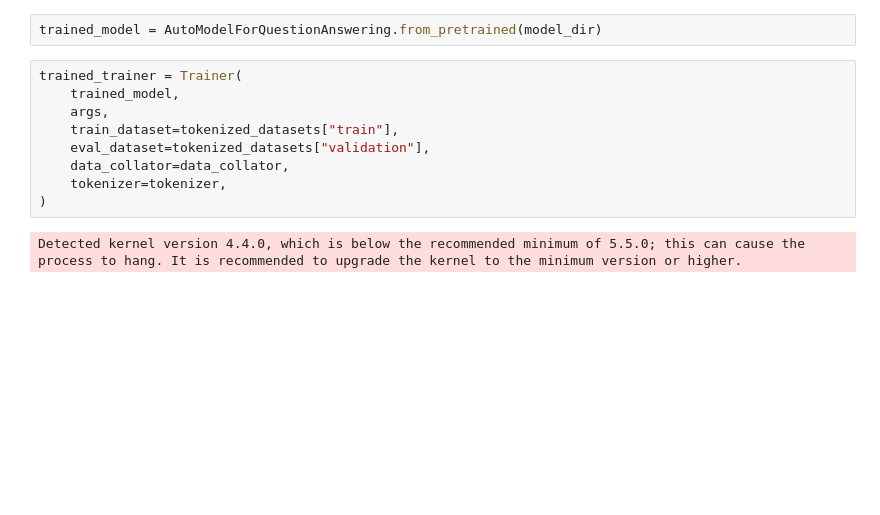
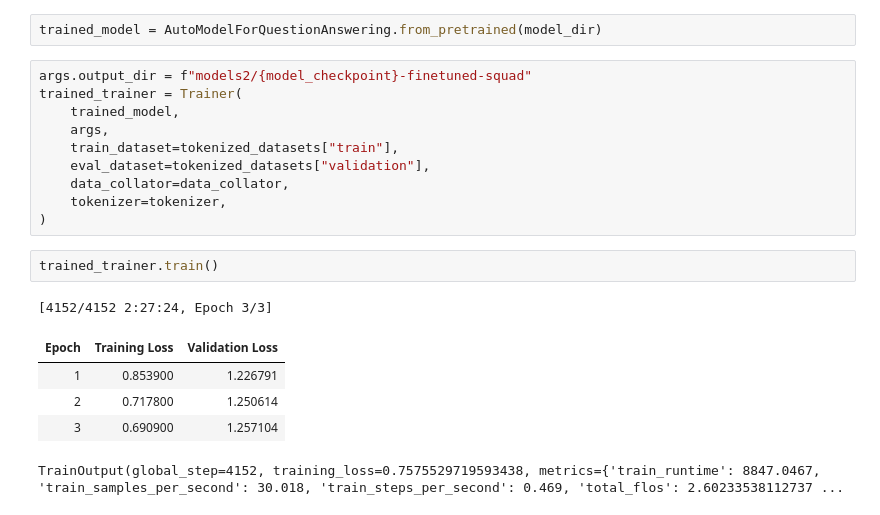
Before and after one commit to 8000tank/LLM-quickstart, a Jupyter notebook: transformers/fine-tune-QA.ipynb, the cells around one changed output. Cells and saved outputs as stored; diff of their text form; blank space fills up the shorter version.

```diff
--- a/transformers/fine-tune-QA.ipynb
+++ b/transformers/fine-tune-QA.ipynb
@@ -861,6 +889,7 @@ metric.compute(predictions=formatted_predictions, references=references)
 # %%
 trained_model = AutoModelForQuestionAnswering.from_pretrained(model_dir)
 # %%
+args.output_dir = f"models2/{model_checkpoint}-finetuned-squad"
 trained_trainer = Trainer(
     trained_model,
     args,
@@ -869,5 +898,12 @@ trained_trainer = Trainer(
     data_collator=data_collator,
     tokenizer=tokenizer,
 )
-# %% [output]
-Detected kernel version 4.4.0, which is below the recommended minimum of 5.5.0; this can cause the process to hang. It is recommended to upgrade the kernel to the minimum version or higher.
+# %%
+trained_trainer.train()
+# %% [output]
+[4152/4152 2:27:24, Epoch 3/3]
+| Epoch | Training Loss | Validation Loss |
+| 1 | 0.853900 | 1.226791 |
+| 2 | 0.717800 | 1.250614 |
+| 3 | 0.690900 | 1.257104 |
+TrainOutput(global_step=4152, training_loss=0.7575529719593438, metrics={'train_runtime': 8847.0467, 'train_samples_per_second': 30.018, 'train_steps_per_second': 0.469, 'total_flos': 2.60233538112737 ...
```
Also changed, not shown: parts of 15 cells of this notebook, 1 other file.
